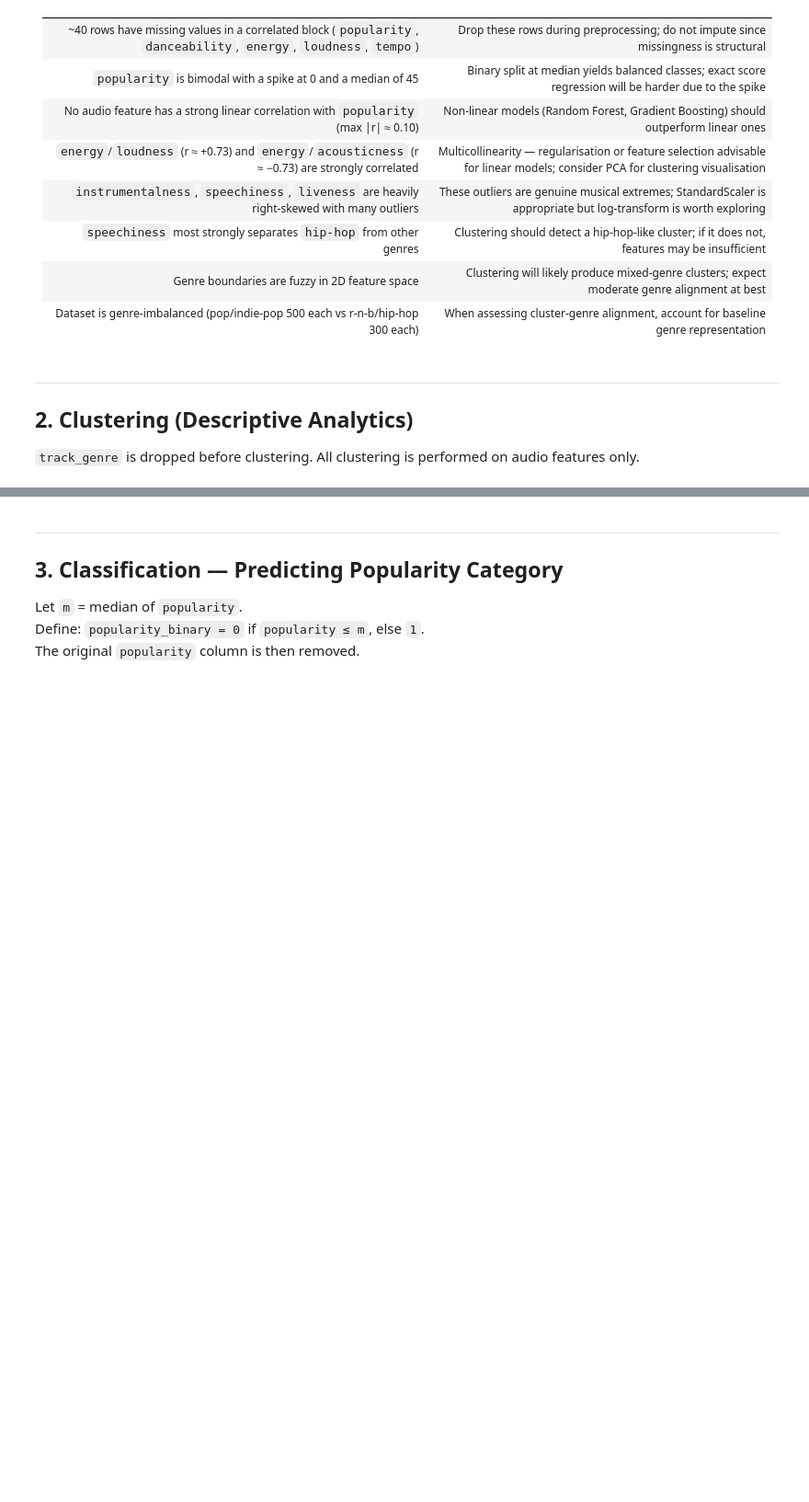
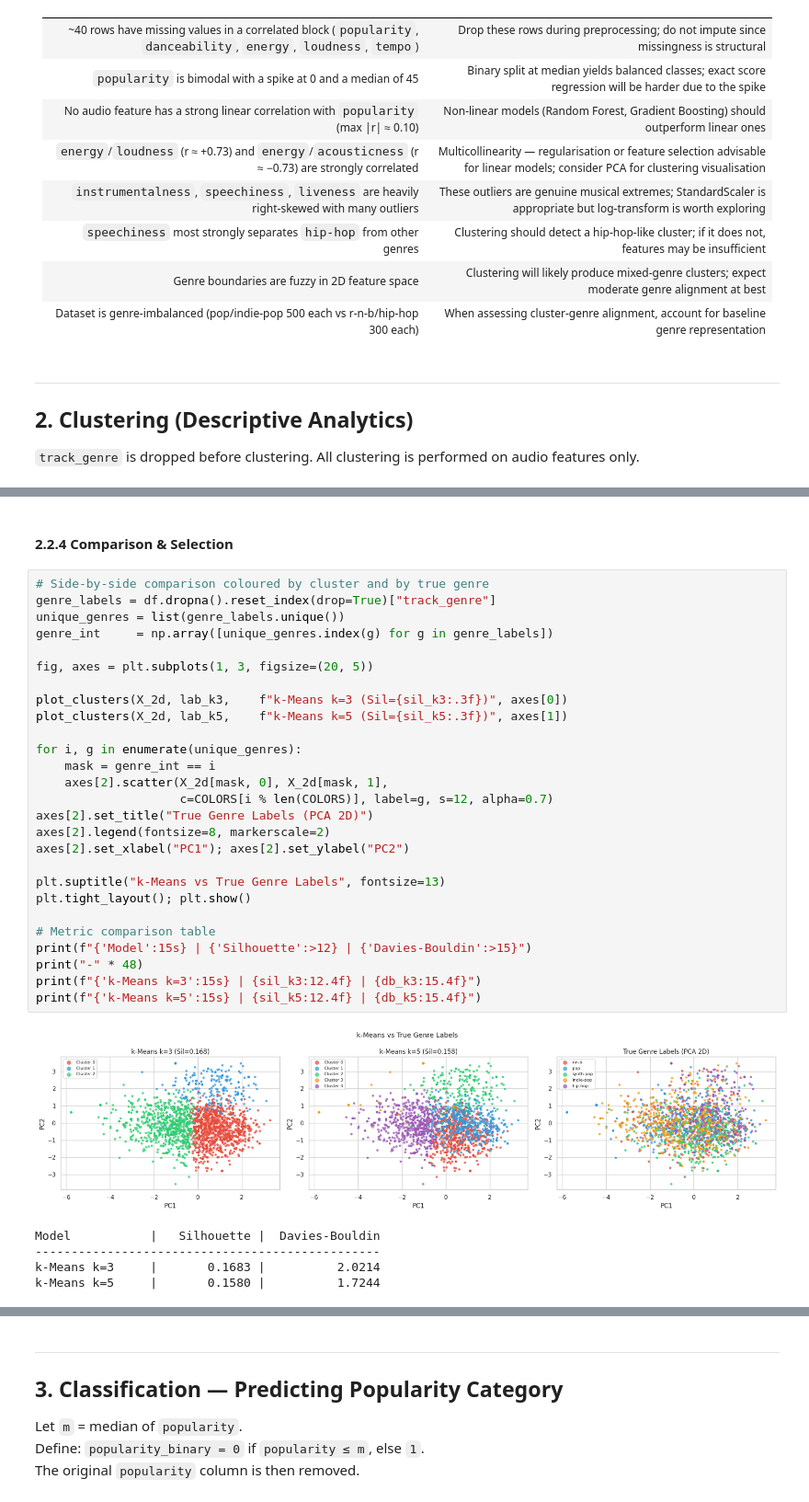
Before and after one commit to CallanMark/Data-Mining-Project, a Jupyter notebook: implementation.ipynb, the cells around one changed output, grey strips where cells are left out. Shown at 92% size. Cells and saved outputs as stored; diff of their text form; blank space fills up the shorter version.

```diff
--- a/implementation.ipynb
+++ b/implementation.ipynb
@@ -506,0 +644,35 @@ Evaluate using silhouette score (excluding noise). Discuss how DBSCAN compares t
+# %% [markdown]
+#### 2.2.4 Comparison & Selection
+# %%
+# Side-by-side comparison coloured by cluster and by true genre
+genre_labels = df.dropna().reset_index(drop=True)["track_genre"]
+unique_genres = list(genre_labels.unique())
+genre_int     = np.array([unique_genres.index(g) for g in genre_labels])
+
+fig, axes = plt.subplots(1, 3, figsize=(20, 5))
+
+plot_clusters(X_2d, lab_k3,    f"k-Means k=3 (Sil={sil_k3:.3f})", axes[0])
+plot_clusters(X_2d, lab_k5,    f"k-Means k=5 (Sil={sil_k5:.3f})", axes[1])
+
+for i, g in enumerate(unique_genres):
+    mask = genre_int == i
+    axes[2].scatter(X_2d[mask, 0], X_2d[mask, 1],
+                    c=COLORS[i % len(COLORS)], label=g, s=12, alpha=0.7)
+axes[2].set_title("True Genre Labels (PCA 2D)")
+axes[2].legend(fontsize=8, markerscale=2)
+axes[2].set_xlabel("PC1"); axes[2].set_ylabel("PC2")
+
+plt.suptitle("k-Means vs True Genre Labels", fontsize=13)
+plt.tight_layout(); plt.show()
+
+# Metric comparison table
+print(f"{'Model':15s} | {'Silhouette':>12} | {'Davies-Bouldin':>15}")
+print("-" * 48)
+print(f"{'k-Means k=3':15s} | {sil_k3:12.4f} | {db_k3:15.4f}")
+print(f"{'k-Means k=5':15s} | {sil_k5:12.4f} | {db_k5:15.4f}")
+# %% [output]
+[figure, added]
+Model           |   Silhouette |  Davies-Bouldin
+------------------------------------------------
+k-Means k=3     |       0.1683 |          2.0214
+k-Means k=5     |       0.1580 |          1.7244
```
Also changed, not shown: parts of 23 cells of this notebook.
